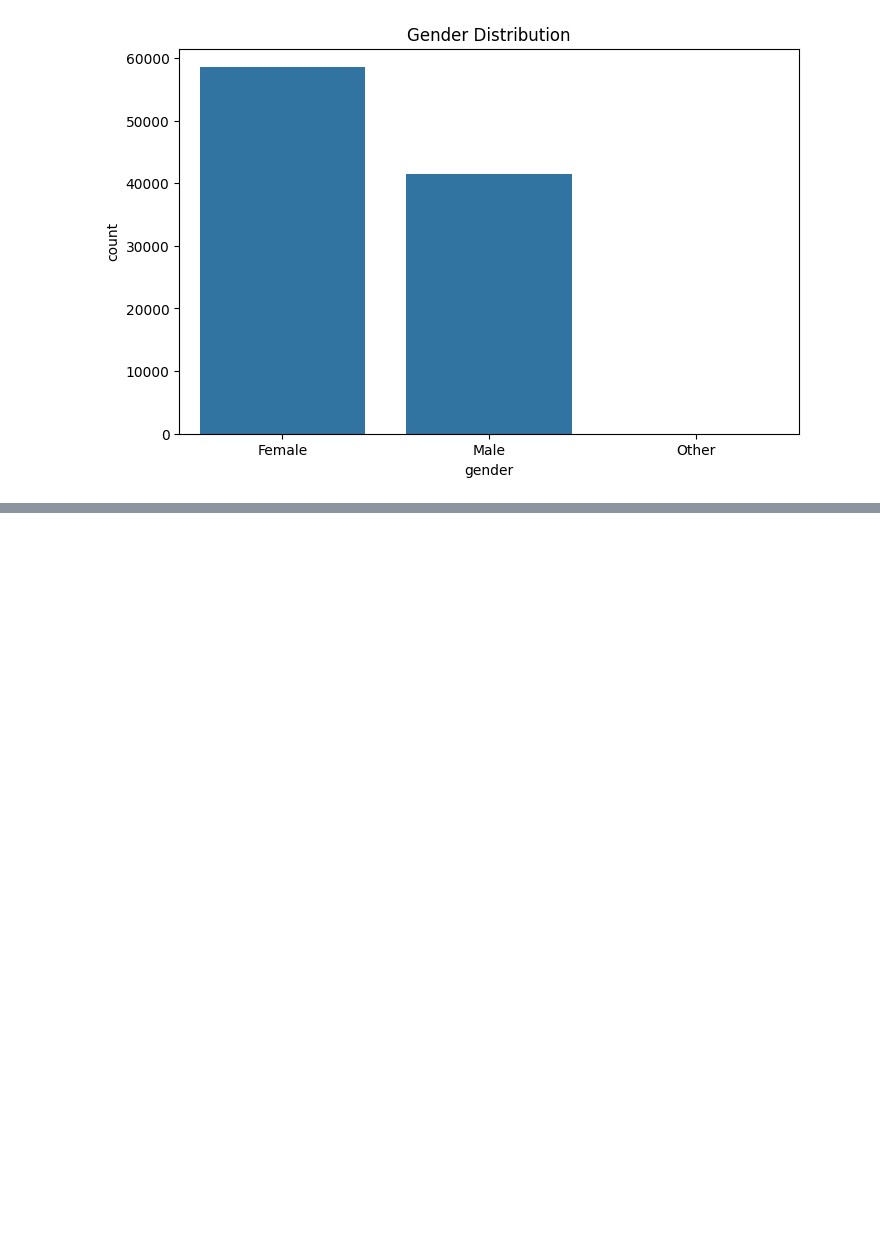
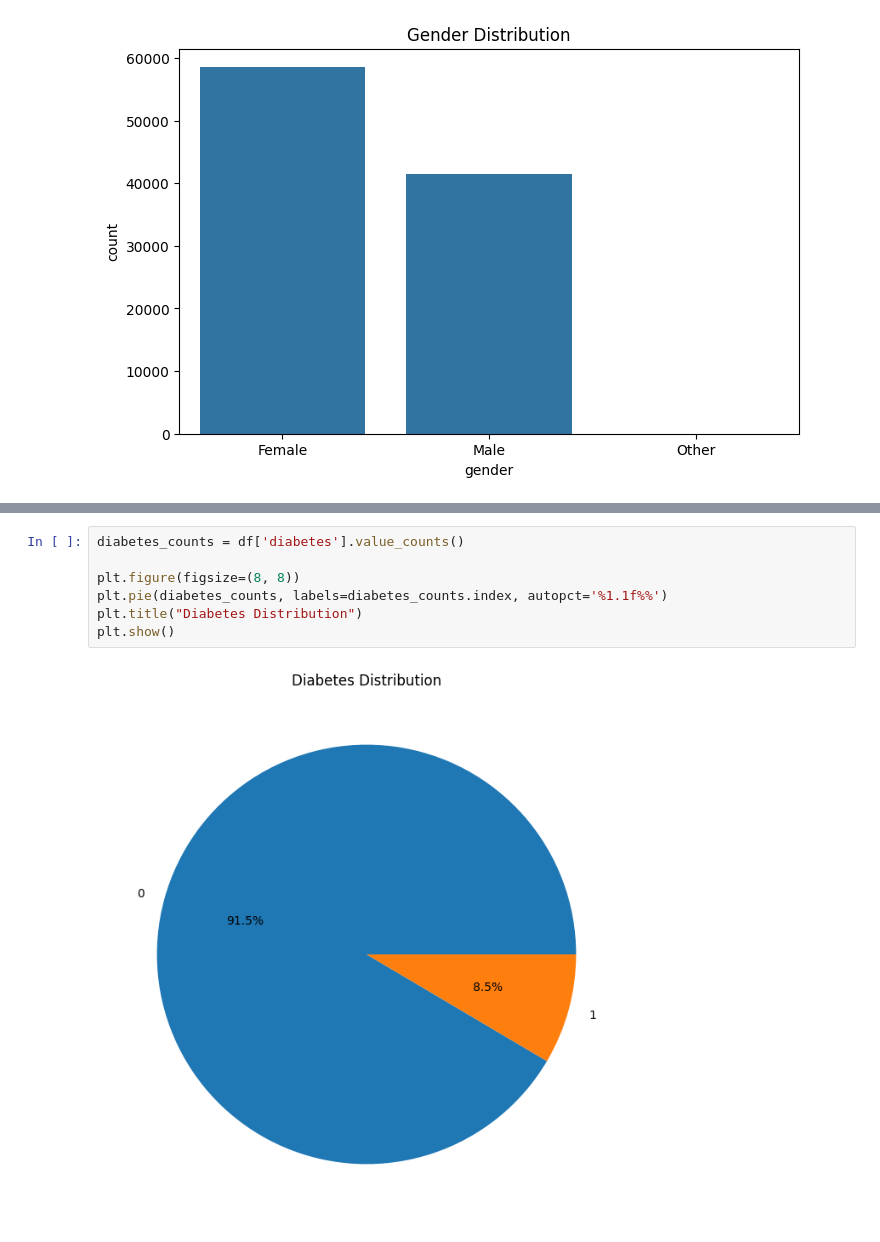
Before and after one commit to fyy-adrian/diabetes_classifier, a Jupyter notebook: diabetes_classifier_eda_ml.ipynb, the cells around one changed output, grey strips where cells are left out. Cells and saved outputs as stored; diff of their text form; blank space fills up the shorter version.

```diff
--- a/diabetes_classifier_eda_ml.ipynb
+++ b/diabetes_classifier_eda_ml.ipynb
@@ -85,0 +97,9 @@ plt.show()
+# %%
+diabetes_counts = df['diabetes'].value_counts()
+
+plt.figure(figsize=(8, 8))
+plt.pie(diabetes_counts, labels=diabetes_counts.index, autopct='%1.1f%%')
+plt.title("Diabetes Distribution")
+plt.show()
+# %% [output]
+[figure, added]
```
Also changed, not shown: parts of 4 cells of this notebook.
